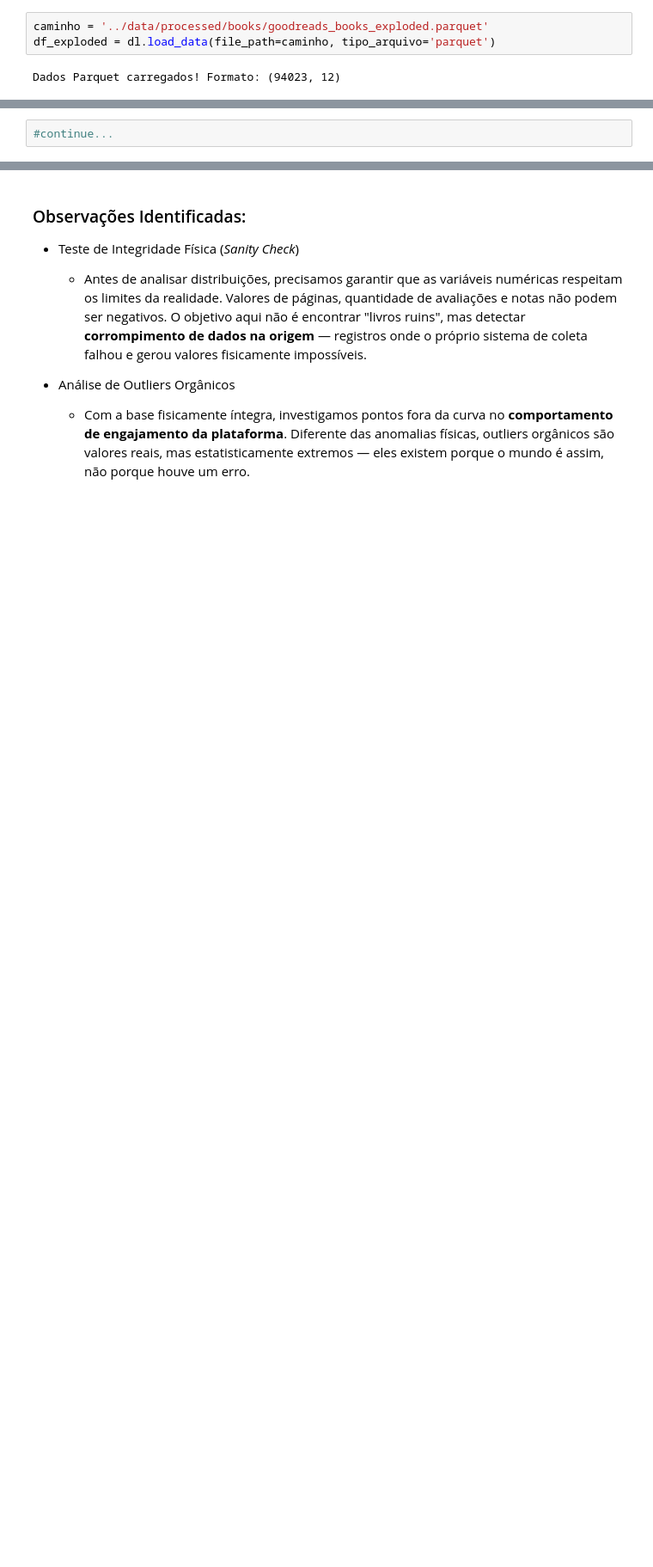
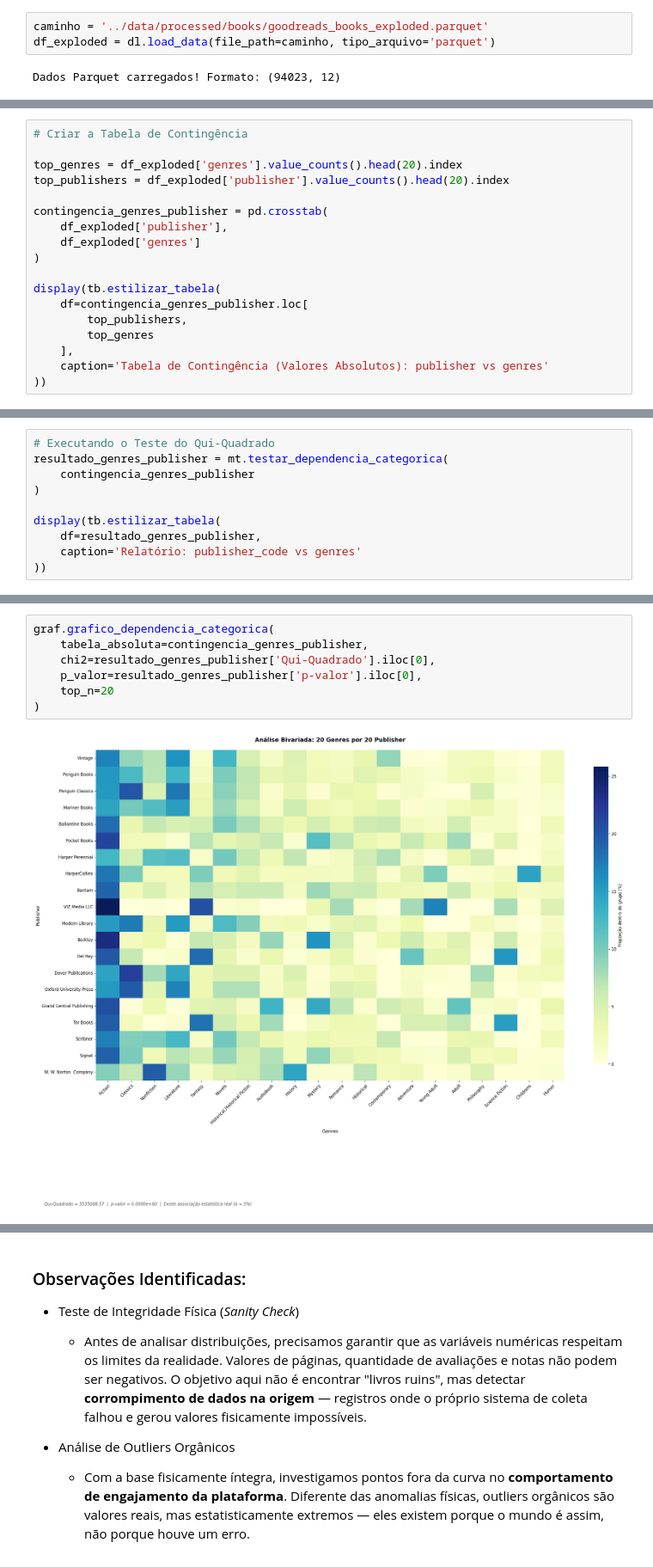
Before and after one commit to AleCecilio/entertainment_industry_performance_analysis, a Jupyter notebook: notebooks/04_eda_goodreads.ipynb, the cells around one changed output, grey strips where cells are left out. Shown at 86% size. Drawn from its saved outputs; the diff is of its cells as text; blank space fills up the shorter version.

```diff
--- a/notebooks/04_eda_goodreads.ipynb
+++ b/notebooks/04_eda_goodreads.ipynb
@@ -449,2 +464,18 @@ graf.grafico_dependencia_categorica_top_10(
 # %%
-#continue...
+# Criar a Tabela de Contingência
+
+top_genres = df_exploded['genres'].value_counts().head(20).index
+top_publishers = df_exploded['publisher'].value_counts().head(20).index
+
+contingencia_genres_publisher = pd.crosstab(
+    df_exploded['publisher'],
+    df_exploded['genres']
+)
+
+display(tb.estilizar_tabela(
+    df=contingencia_genres_publisher.loc[
+        top_publishers,
+        top_genres
+    ],
+    caption='Tabela de Contingência (Valores Absolutos): publisher vs genres'
+))
@@ -450,0 +502,10 @@ graf.grafico_dependencia_categorica_top_10(
+# %%
+# Executando o Teste do Qui-Quadrado
+resultado_genres_publisher = mt.testar_dependencia_categorica(
+    contingencia_genres_publisher
+)
+
+display(tb.estilizar_tabela(
+    df=resultado_genres_publisher,
+    caption='Relatório: publisher_code vs genres'
+))
@@ -450,0 +517,9 @@ graf.grafico_dependencia_categorica_top_10(
+# %%
+graf.grafico_dependencia_categorica(
+    tabela_absoluta=contingencia_genres_publisher,
+    chi2=resultado_genres_publisher['Qui-Quadrado'].iloc[0],
+    p_valor=resultado_genres_publisher['p-valor'].iloc[0],
+    top_n=20
+)
+# %% [output]
+[figure, added]
```
Also changed, not shown: parts of 18 cells of this notebook, 6 other files.
